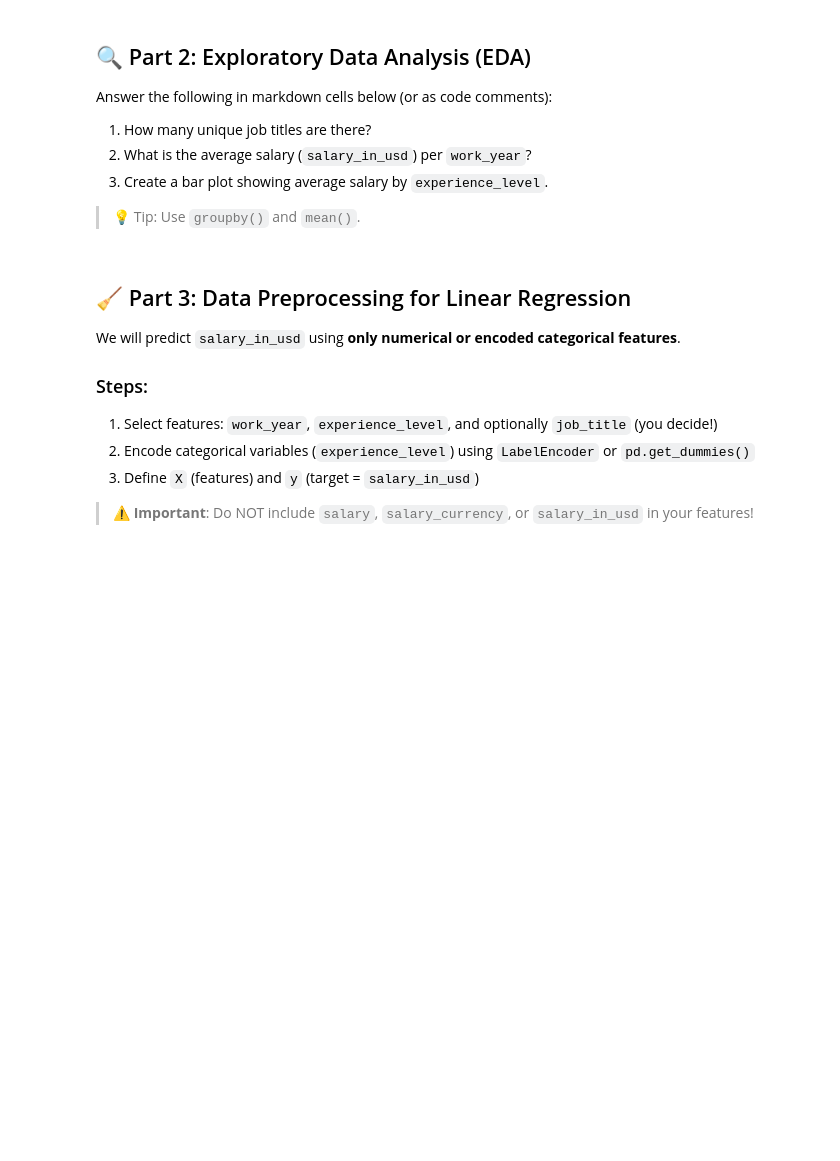
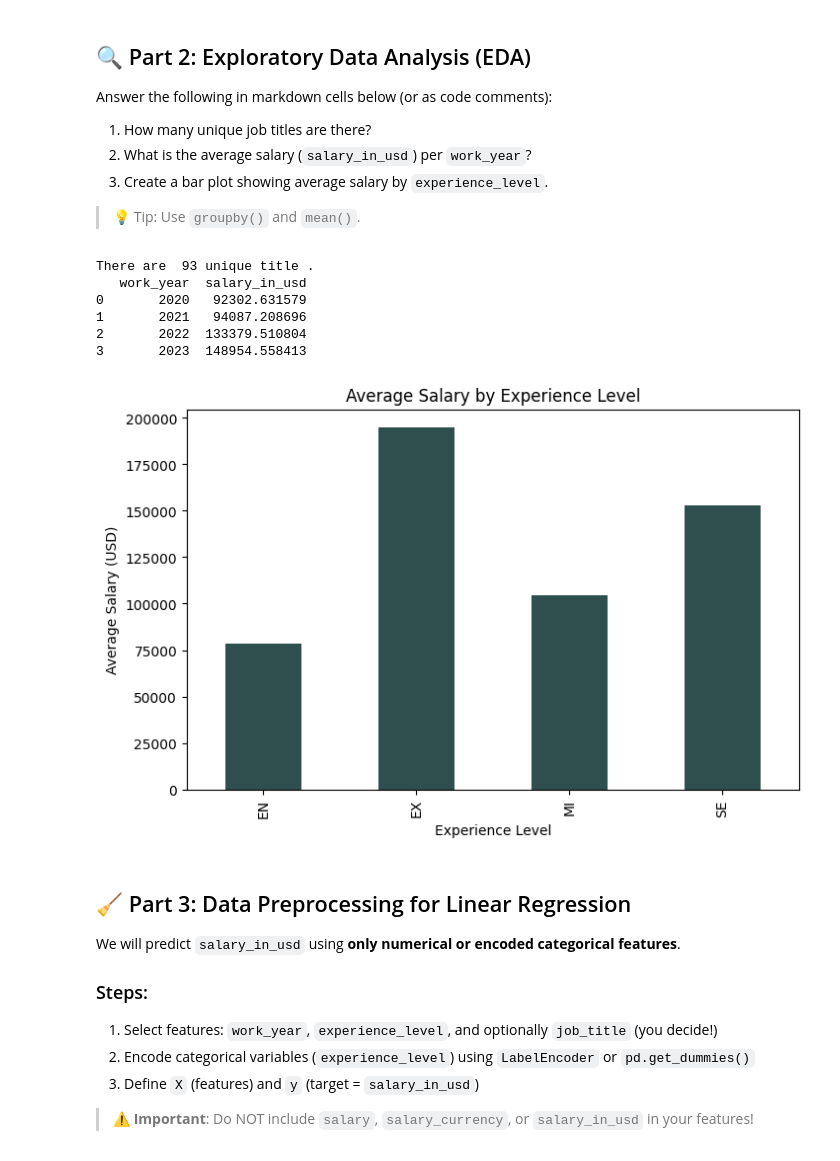
Before and after one commit to woweewoww/ELEC303_DataAnalytics, a Jupyter notebook: Maribojoc_Maricel_SalaryPrediction.ipynb, the cells around one changed output. Cells and saved outputs as stored; diff of their text form; code cells hidden in the pictures; blank space fills up the shorter version.

```diff
--- a/Maribojoc_Maricel_SalaryPrediction.ipynb
+++ b/Maribojoc_Maricel_SalaryPrediction.ipynb
@@ -29,5 +6,4 @@ Your goal: **Predict average salaries for 2024** using linear regression.
 # %%
-# Import necessary libraries
 import pandas as pd
 import numpy as np
 import matplotlib.pyplot as plt
@@ -37,9 +13,8 @@ from sklearn.linear_model import LinearRegression
 from sklearn.metrics import r2_score, mean_squared_error
 from sklearn.preprocessing import LabelEncoder
 
-# Load the dataset
-df = pd.read_csv('Data Science Salary 2021 to 2023.csv')
+salary = pd.read_csv('datasets\\Data Science Salary 2021 to 2023.csv')
 
 # Display first few rows
-df.head()
+salary.head()
 # %% [output]
@@ -62,3 +56,29 @@ Answer the following in markdown cells below (or as code comments):
+# %%
+#1. How many unique job titles are there?
+jobs = salary['job_title'].unique()
+print(f'There are  {len(jobs)} unique title .')
+
+#2. What is the average salary (salary_in_usd) per work_year?
+average_salary_per_year = salary.groupby('work_year')[['salary_in_usd']].mean().reset_index()
+print(average_salary_per_year)
+
+
+#3. Create a bar plot showing average salary by `experience_level`.
+salary_by_exp = salary.groupby('experience_level')['salary_in_usd'].mean()
+plt.figure(figsize=(8,5))
+salary_by_exp.plot(kind='bar', color='darkslategray')
+plt.title("Average Salary by Experience Level")
+plt.xlabel("Experience Level")
+plt.ylabel("Average Salary (USD)")
+plt.show()
+# %% [output]
+There are  93 unique title .
+   work_year  salary_in_usd
+0       2020   92302.631579
+1       2021   94087.208696
+2       2022  133379.510804
+3       2023  148954.558413
+[figure, added]
 # %% [markdown]
 ## 🧹 Part 3: Data Preprocessing for Linear Regression
 
```
Also changed, not shown: parts of 12 cells of this notebook.
